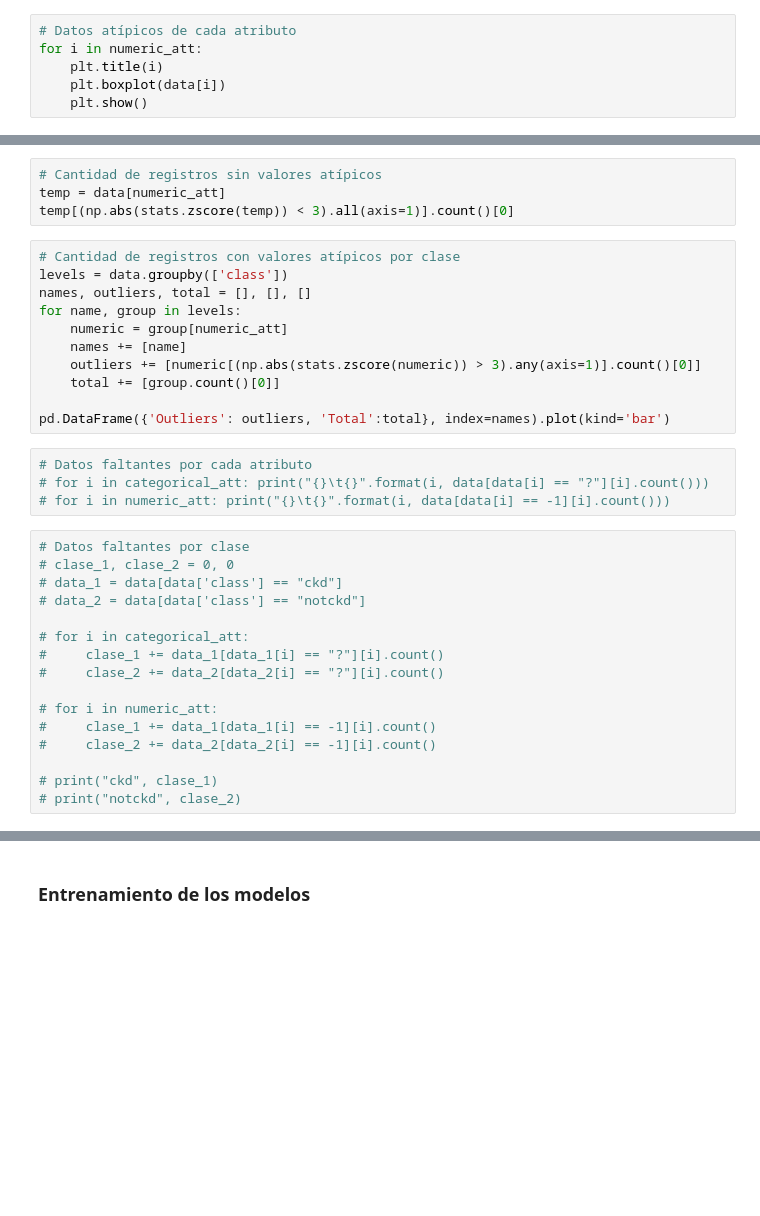
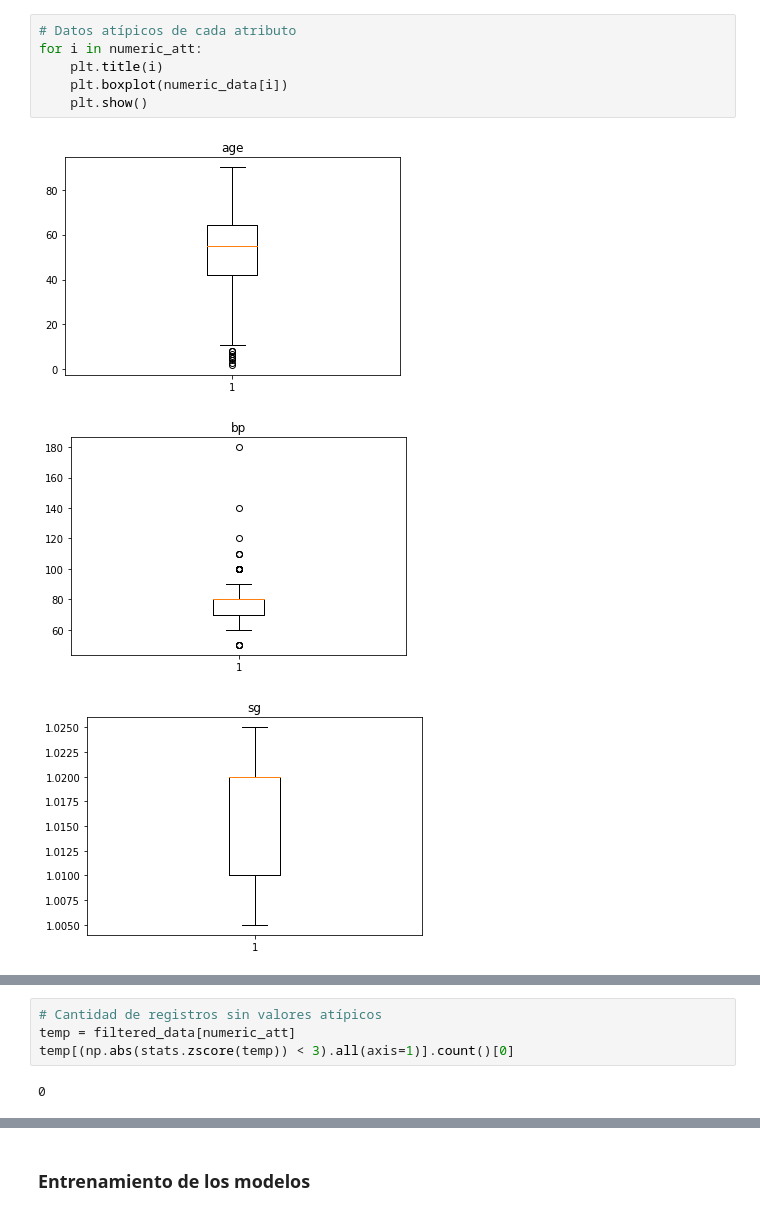
Before and after one commit to paladinescamila/Parcial-2-AA, a Jupyter notebook: Parcial_2_(Solucion).ipynb, the cells around one changed output, grey strips where cells are left out. Cells and saved outputs as stored; diff of their text form; blank space fills up the shorter version.

```diff
--- a/Parcial_2_(Solucion).ipynb
+++ b/Parcial_2_(Solucion).ipynb
@@ -96,6 +189,10 @@ heatmap(data.corr(), square=True, annot=True)
 # %%
 # Datos atípicos de cada atributo
 for i in numeric_att:
     plt.title(i)
-    plt.boxplot(data[i])
+    plt.boxplot(numeric_data[i])
     plt.show()
+# %% [output]
+[figure, added]
+[figure, added]
+[figure, added]
@@ -102,35 +210,6 @@ for i in numeric_att:
 # %%
 # Cantidad de registros sin valores atípicos
-temp = data[numeric_att]
+temp = filtered_data[numeric_att]
 temp[(np.abs(stats.zscore(temp)) < 3).all(axis=1)].count()[0]
+# %% [output]
+0
-# %%
-# Cantidad de registros con valores atípicos por clase
-levels = data.groupby(['class'])
-names, outliers, total = [], [], []
-for name, group in levels:
-    numeric = group[numeric_att]
-    names += [name]
-    outliers += [numeric[(np.abs(stats.zscore(numeric)) > 3).any(axis=1)].count()[0]]
-    total += [group.count()[0]]
-
-pd.DataFrame({'Outliers': outliers, 'Total':total}, index=names).plot(kind='bar')
-# %%
-# Datos faltantes por cada atributo
-# for i in categorical_att: print("{}\t{}".format(i, data[data[i] == "?"][i].count()))
-# for i in numeric_att: print("{}\t{}".format(i, data[data[i] == -1][i].count()))
-# %%
-# Datos faltantes por clase
-# clase_1, clase_2 = 0, 0
-# data_1 = data[data['class'] == "ckd"]
-# data_2 = data[data['class'] == "notckd"]
-
-# for i in categorical_att:
-#     clase_1 += data_1[data_1[i] == "?"][i].count()
-#     clase_2 += data_2[data_2[i] == "?"][i].count()
-
-# for i in numeric_att:
-#     clase_1 += data_1[data_1[i] == -1][i].count()
-#     clase_2 += data_2[data_2[i] == -1][i].count()
-
-# print("ckd", clase_1)
-# print("notckd", clase_2)
```
Also changed, not shown: parts of 52 cells of this notebook.
